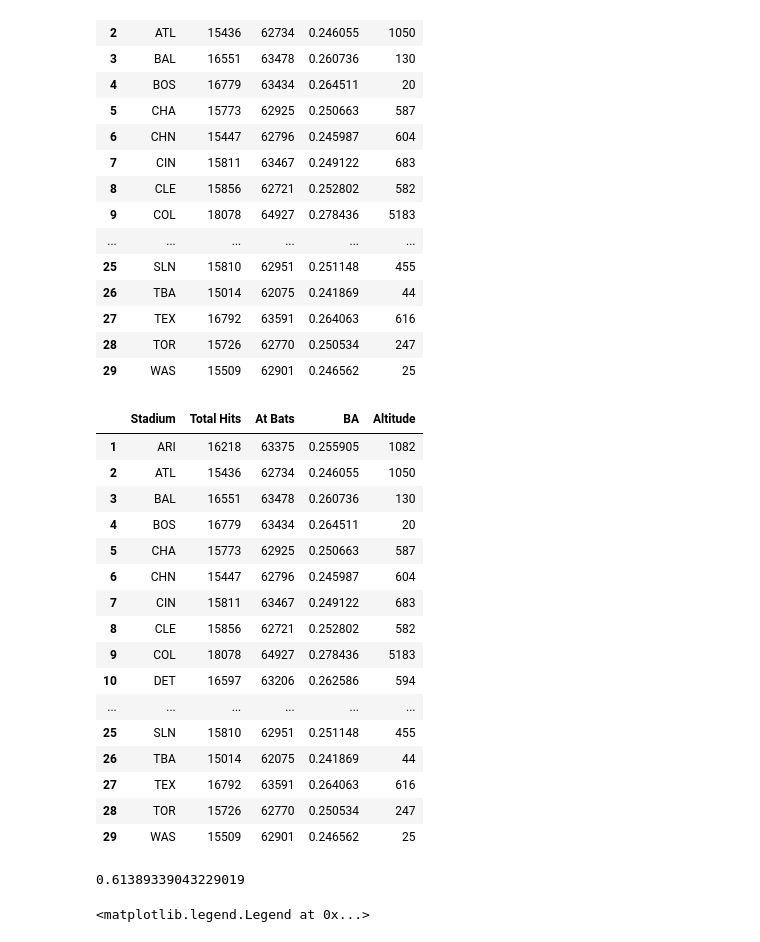
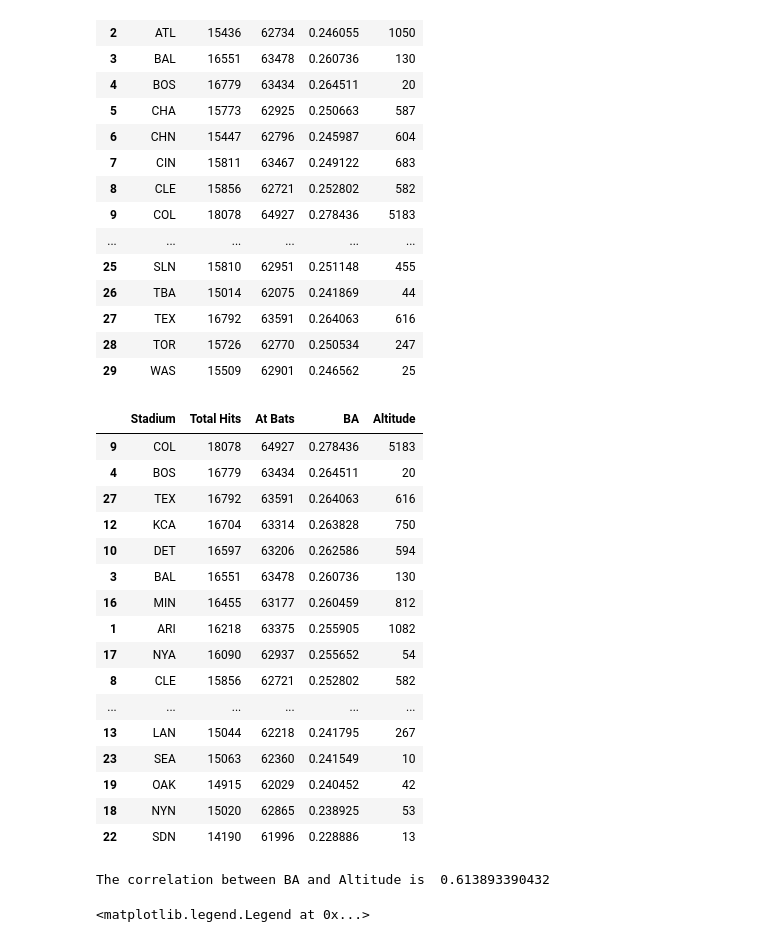
Before and after one commit to SamBusser30/Park_Factor-, a Jupyter notebook: Project_Code/Batting Average.ipynb, the cells around one changed output. Cells and saved outputs as stored; diff of their text form; code cells hidden in the pictures.

```diff
--- a/Project_Code/Batting Average.ipynb
+++ b/Project_Code/Batting Average.ipynb
@@ -341,31 +344,31 @@ BattingAverage
 | 27 | TEX | 16792 | 63591 | 0.264063 | 616 |
 | 28 | TOR | 15726 | 62770 | 0.250534 | 247 |
 | 29 | WAS | 15509 | 62901 | 0.246562 | 25 |
-# %%
-BattingAverageWithoutCOL = BattingAverage.drop([0])
-BattingAverageWithoutCOL
-# %% [output]
-|  | Stadium | Total Hits | At Bats | BA | Altitude |
-| 1 | ARI | 16218 | 63375 | 0.255905 | 1082 |
-| 2 | ATL | 15436 | 62734 | 0.246055 | 1050 |
-| 3 | BAL | 16551 | 63478 | 0.260736 | 130 |
-| 4 | BOS | 16779 | 63434 | 0.264511 | 20 |
-| 5 | CHA | 15773 | 62925 | 0.250663 | 587 |
-| 6 | CHN | 15447 | 62796 | 0.245987 | 604 |
-| 7 | CIN | 15811 | 63467 | 0.249122 | 683 |
-| 8 | CLE | 15856 | 62721 | 0.252802 | 582 |
-| 9 | COL | 18078 | 64927 | 0.278436 | 5183 |
-| 10 | DET | 16597 | 63206 | 0.262586 | 594 |
-| ... | ... | ... | ... | ... | ... |
-| 25 | SLN | 15810 | 62951 | 0.251148 | 455 |
-| 26 | TBA | 15014 | 62075 | 0.241869 | 44 |
-| 27 | TEX | 16792 | 63591 | 0.264063 | 616 |
-| 28 | TOR | 15726 | 62770 | 0.250534 | 247 |
-| 29 | WAS | 15509 | 62901 | 0.246562 | 25 |
-# %%
-BattingAverage['BA'].corr(BattingAverage['Altitude'])
-# %% [output]
-0.61389339043229019
+# %%
+BattingAverage.sort_values('BA',ascending = False)
+# %% [output]
+|  | Stadium | Total Hits | At Bats | BA | Altitude |
+| 9 | COL | 18078 | 64927 | 0.278436 | 5183 |
+| 4 | BOS | 16779 | 63434 | 0.264511 | 20 |
+| 27 | TEX | 16792 | 63591 | 0.264063 | 616 |
+| 12 | KCA | 16704 | 63314 | 0.263828 | 750 |
+| 10 | DET | 16597 | 63206 | 0.262586 | 594 |
+| 3 | BAL | 16551 | 63478 | 0.260736 | 130 |
+| 16 | MIN | 16455 | 63177 | 0.260459 | 812 |
+| 1 | ARI | 16218 | 63375 | 0.255905 | 1082 |
+| 17 | NYA | 16090 | 62937 | 0.255652 | 54 |
+| 8 | CLE | 15856 | 62721 | 0.252802 | 582 |
+| ... | ... | ... | ... | ... | ... |
+| 13 | LAN | 15044 | 62218 | 0.241795 | 267 |
+| 23 | SEA | 15063 | 62360 | 0.241549 | 10 |
+| 19 | OAK | 14915 | 62029 | 0.240452 | 42 |
+| 18 | NYN | 15020 | 62865 | 0.238925 | 53 |
+| 22 | SDN | 14190 | 61996 | 0.228886 | 13 |
+# %%
+Corr = BattingAverage['BA'].corr(BattingAverage['Altitude'])
+print("The correlation between BA and Altitude is ", Corr)
+# %% [output]
+The correlation between BA and Altitude is  0.613893390432
 # %%
 x = BattingAverage['Altitude'].copy()
 y = BattingAverage['BA'].copy()
```
Also changed, not shown: parts of 6 cells of this notebook.
